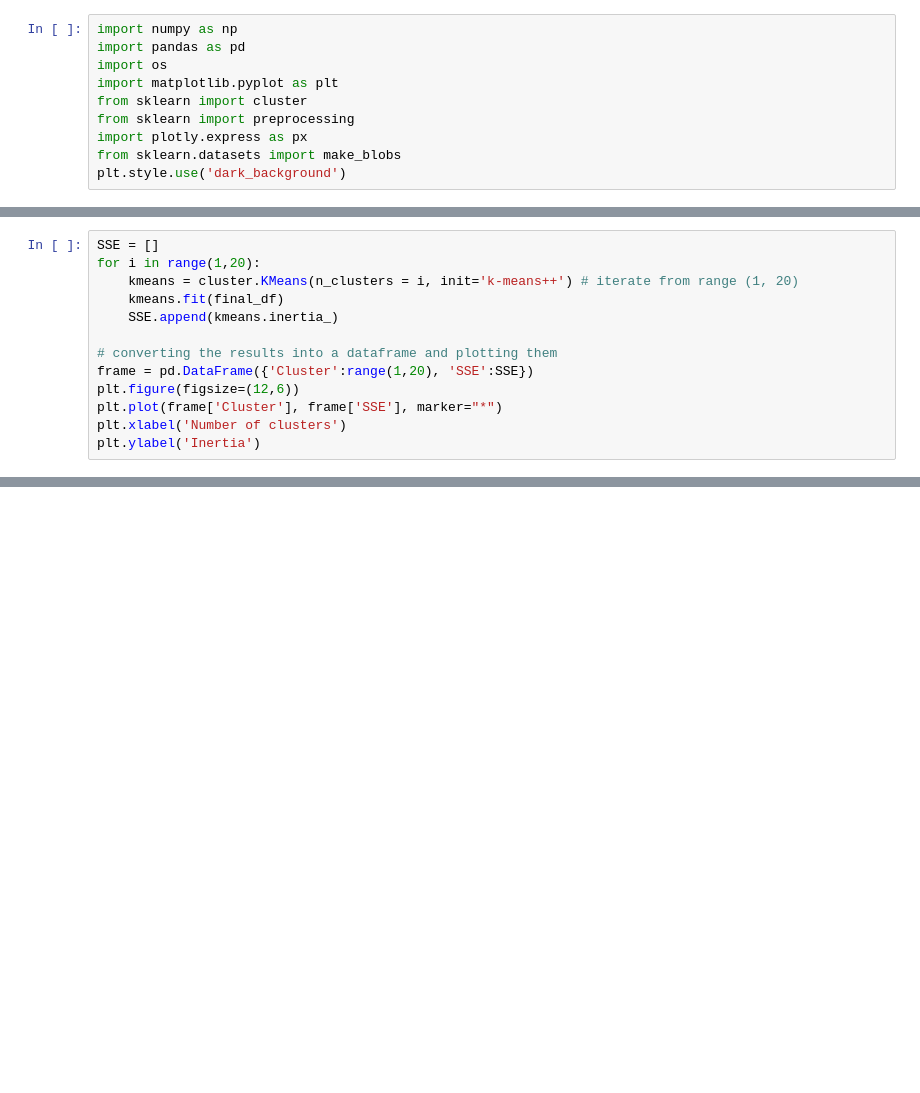
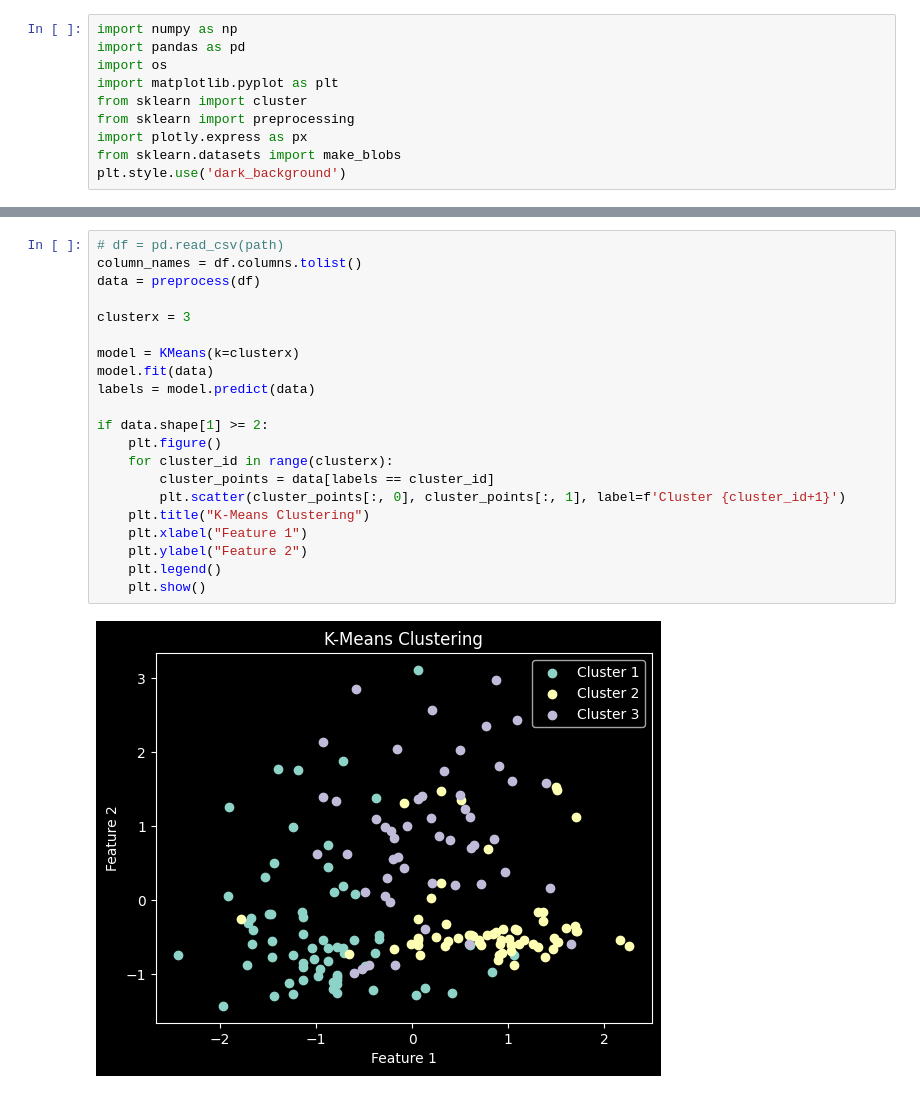
Before and after one commit to michaelirawadi/key-mins, a Jupyter notebook: main.ipynb, the cells around one changed output, grey strips where cells are left out. Saved outputs shown, nothing was run; the diff lists cells and outputs as text; blank space fills up the shorter version.

```diff
--- a/main.ipynb
+++ b/main.ipynb
@@ -184,13 +49,0 @@ kmeans.inertia_
-# %%
-SSE = []
-for i in range(1,20):
-    kmeans = cluster.KMeans(n_clusters = i, init='k-means++') # iterate from range (1, 20)
-    kmeans.fit(final_df)
-    SSE.append(kmeans.inertia_)
-
-# converting the results into a dataframe and plotting them
-frame = pd.DataFrame({'Cluster':range(1,20), 'SSE':SSE})
-plt.figure(figsize=(12,6))
-plt.plot(frame['Cluster'], frame['SSE'], marker="*")
-plt.xlabel('Number of clusters')
-plt.ylabel('Inertia')
@@ -283,0 +124,23 @@ plt.show()
+# %%
+# df = pd.read_csv(path)
+column_names = df.columns.tolist()
+data = preprocess(df)
+
+clusterx = 3
+
+model = KMeans(k=clusterx)
+model.fit(data)
+labels = model.predict(data)
+
+if data.shape[1] >= 2:
+    plt.figure()
+    for cluster_id in range(clusterx):
+        cluster_points = data[labels == cluster_id]
+        plt.scatter(cluster_points[:, 0], cluster_points[:, 1], label=f'Cluster {cluster_id+1}')
+    plt.title("K-Means Clustering")
+    plt.xlabel("Feature 1")
+    plt.ylabel("Feature 2")
+    plt.legend()
+    plt.show()
+# %% [output]
+[figure, added]
```
Also changed, not shown: parts of 17 cells of this notebook, 8 other files.
